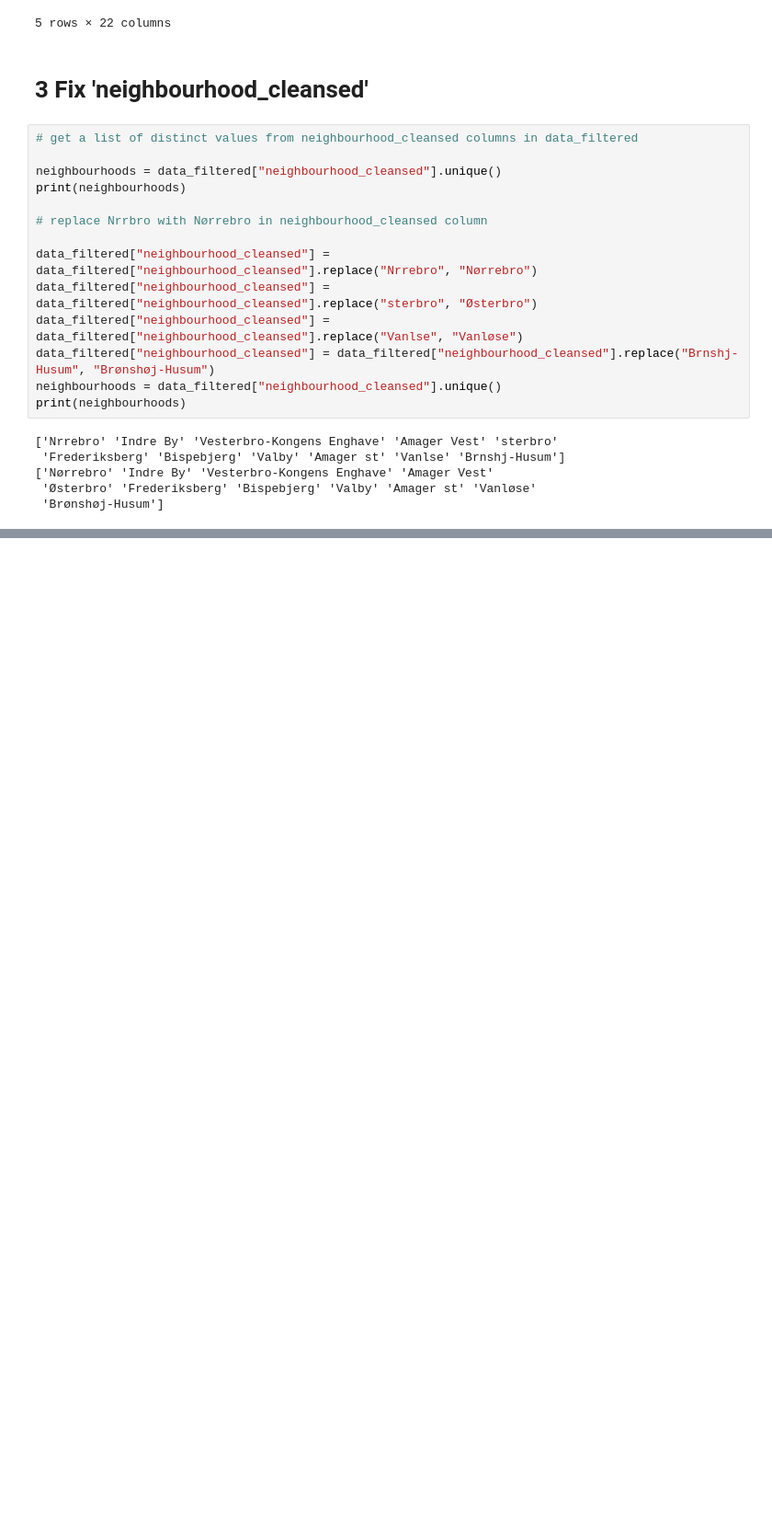
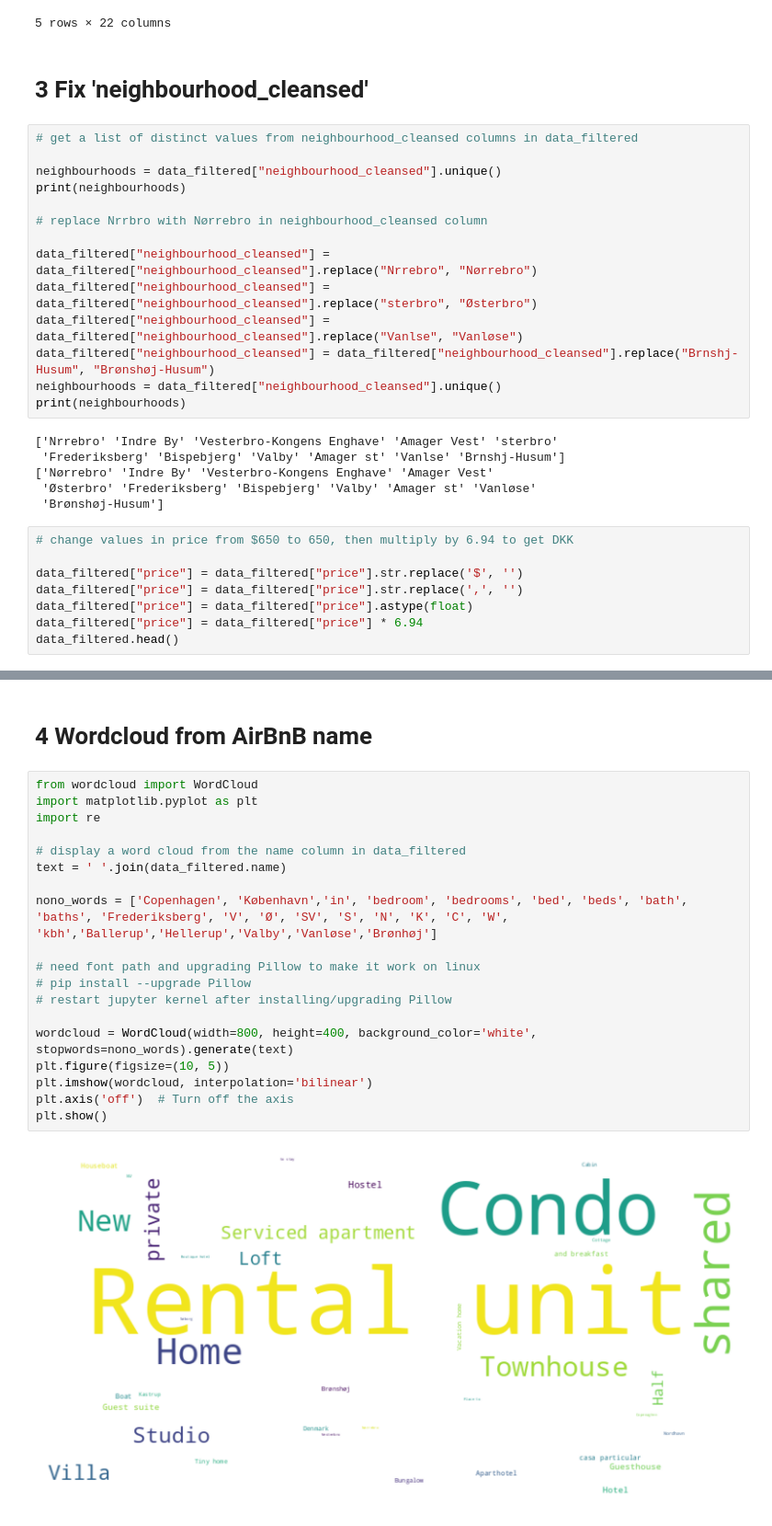
Before and after one commit to chooseanother/MAL1-Assignments, a Jupyter notebook: assignment1-airbnb-copenhagen/1. Kim.ipynb, the cells around one changed output, grey strips where cells are left out. Shown at 92% size. Saved outputs shown, nothing was run; the diff lists cells and outputs as text; blank space fills up the shorter version.

```diff
--- a/assignment1-airbnb-copenhagen/1. Kim.ipynb
+++ b/assignment1-airbnb-copenhagen/1. Kim.ipynb
@@ -139,3 +139,11 @@ print(neighbourhoods)
 ['Nørrebro' 'Indre By' 'Vesterbro-Kongens Enghave' 'Amager Vest'
  'Østerbro' 'Frederiksberg' 'Bispebjerg' 'Valby' 'Amager st' 'Vanløse'
  'Brønshøj-Husum']
+# %%
+# change values in price from $650 to 650, then multiply by 6.94 to get DKK
+
+data_filtered["price"] = data_filtered["price"].str.replace('$', '')
+data_filtered["price"] = data_filtered["price"].str.replace(',', '')
+data_filtered["price"] = data_filtered["price"].astype(float)
+data_filtered["price"] = data_filtered["price"] * 6.94
+data_filtered.head()
@@ -141,0 +158,23 @@ print(neighbourhoods)
+# %% [markdown]
+# 4 Wordcloud from AirBnB name
+# %%
+from wordcloud import WordCloud
+import matplotlib.pyplot as plt
+import re
+
+# display a word cloud from the name column in data_filtered
+text = ' '.join(data_filtered.name)
+
+nono_words = ['Copenhagen', 'København','in', 'bedroom', 'bedrooms', 'bed', 'beds', 'bath', 'baths', 'Frederiksberg', 'V', 'Ø', 'SV', 'S', 'N', 'K', 'C', 'W', 'kbh','Ballerup','Hellerup','Valby','Vanløse','Brønhøj']
+
+# need font path and upgrading Pillow to make it work on linux
+# pip install --upgrade Pillow
+# restart jupyter kernel after installing/upgrading Pillow
+
+wordcloud = WordCloud(width=800, height=400, background_color='white', stopwords=nono_words).generate(text)
+plt.figure(figsize=(10, 5))
+plt.imshow(wordcloud, interpolation='bilinear')
+plt.axis('off')  # Turn off the axis
+plt.show()
+# %% [output]
+[figure, added]
```
Also changed, not shown: parts of 32 cells of this notebook, 2 other files.
